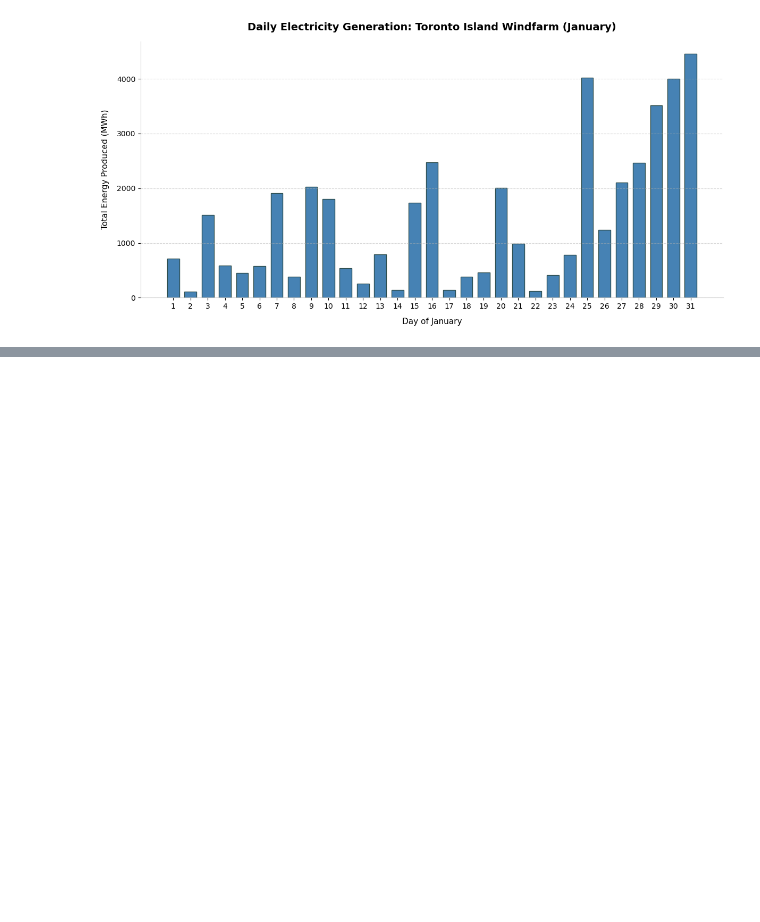
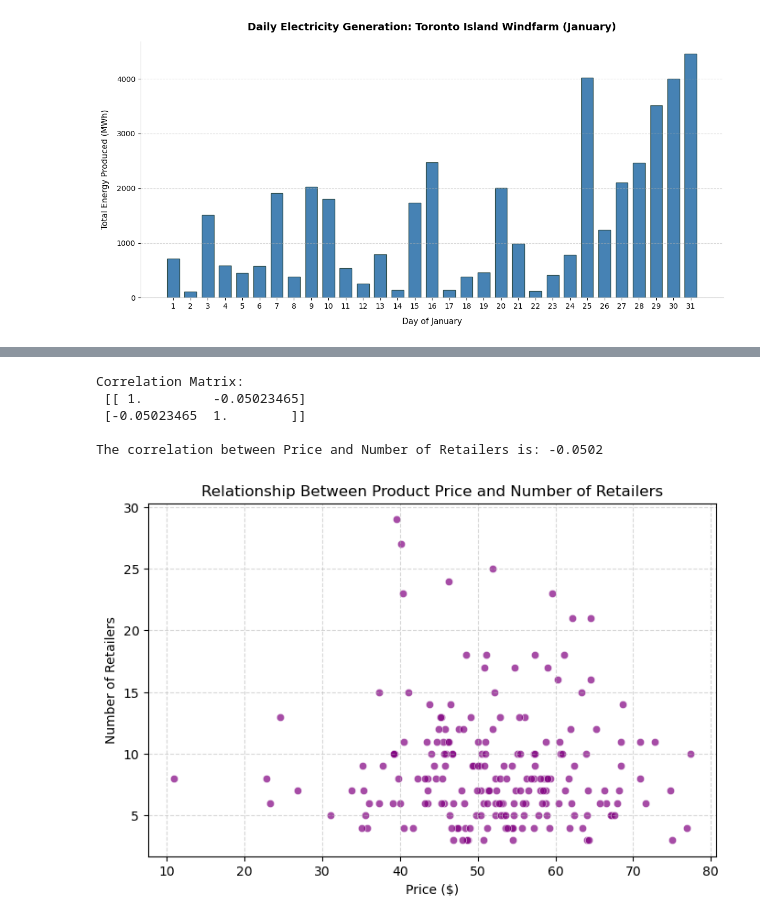
Before and after one commit to richierish32/MFIT, a Jupyter notebook: MFIT 860 - Data/Assignment 1 Solution.ipynb, the cells around one changed output, grey strips where cells are left out. Saved outputs shown, nothing was run; the diff lists cells and outputs as text; code cells hidden in the pictures; blank space fills up the shorter version.

```diff
--- a/MFIT 860 - Data/Assignment 1 Solution.ipynb
+++ b/MFIT 860 - Data/Assignment 1 Solution.ipynb
@@ -174,0 +372,35 @@ plt.show()
+# %%
+# 3d
+
+# 1. Calculate the correlation coefficient matrix using numpy
+# Using safe unique_price_records so we don't skew the relationship with duplicate rows
+correlation_matrix = np.corrcoef(unique_price_records['Price'], unique_price_records['Num_Retailers'])
+print("Correlation Matrix:\n", correlation_matrix)
+
+# 2. Identifying the correlation value between Price and Num_Retailers
+# (It's at row 0, column 1 in the matrix)
+correlation_value = correlation_matrix[0, 1]
+print(f"\nThe correlation between Price and Number of Retailers is: {correlation_value:.4f}")
+
+# 3. Creating the scatterplot
+plt.figure(figsize=(8, 5))
+sns.scatterplot(
+    data=unique_price_records,
+    x='Price',
+    y='Num_Retailers',
+    color='purple',
+    alpha=0.7
+)
+
+plt.title('Relationship Between Product Price and Number of Retailers')
+plt.xlabel('Price ($)')
+plt.ylabel('Number of Retailers')
+plt.grid(True, linestyle='--', alpha=0.5)
+plt.show()
+# %% [output]
+Correlation Matrix:
+ [[ 1.         -0.05023465]
+ [-0.05023465  1.        ]]
+
+The correlation between Price and Number of Retailers is: -0.0502
+[figure, added]
```
Also changed, not shown: parts of 14 cells of this notebook, 3 other files.
